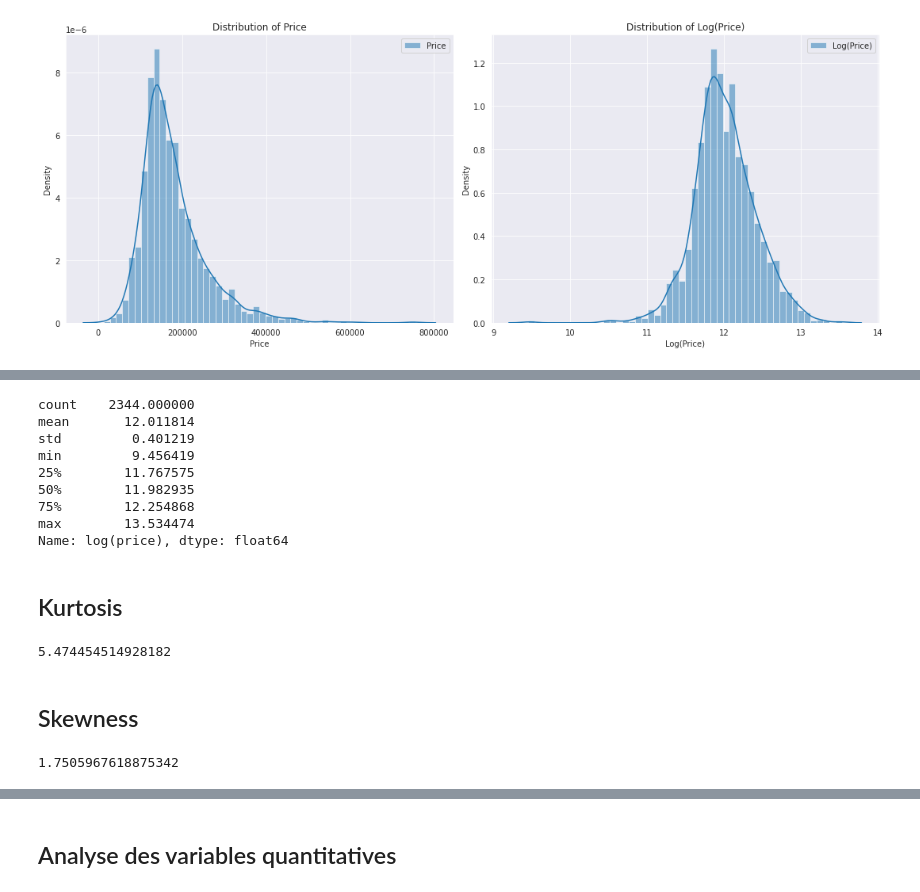
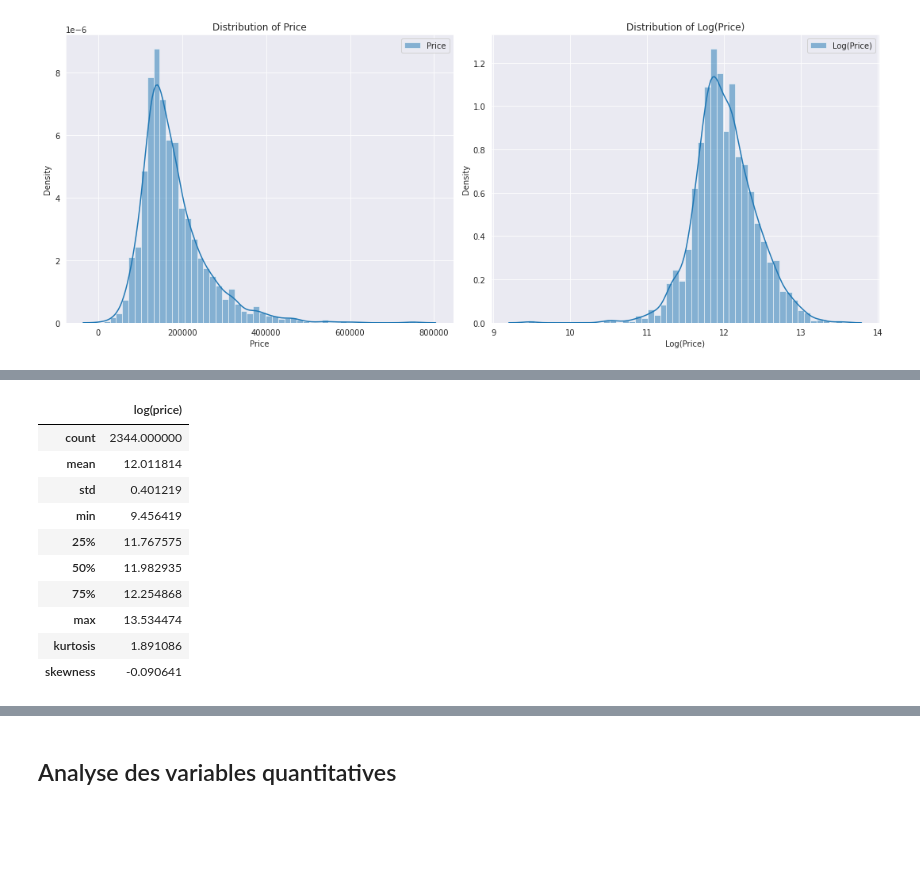
Before and after one commit to emaddar/E2_P3, a Jupyter notebook: analyse_model/analysis.ipynb, the cells around one changed output, grey strips where cells are left out. Drawn from its saved outputs; the diff is of its cells as text; code cells hidden in the pictures; blank space fills up the shorter version.

```diff
--- a/analyse_model/analysis.ipynb
+++ b/analyse_model/analysis.ipynb
@@ -216,24 +207,14 @@ Name: price, dtype: float64
 # %%
-prices['log(price)'].describe()
+extended_describe(prices['log(price)'])
 # %% [output]
-count    2344.000000
-mean       12.011814
-std         0.401219
-min         9.456419
-25%        11.767575
-50%        11.982935
-75%        12.254868
-max        13.534474
-Name: log(price), dtype: float64
+|  | log(price) |
+| count | 2344.000000 |
+| mean | 12.011814 |
+| std | 0.401219 |
+| min | 9.456419 |
+| 25% | 11.767575 |
+| 50% | 11.982935 |
+| 75% | 12.254868 |
+| max | 13.534474 |
+| kurtosis | 1.891086 |
+| skewness | -0.090641 |
-# %% [markdown]
-## Kurtosis
-# %%
-df['SalePrice'].kurtosis()
-# %% [output]
-5.474454514928182
-# %% [markdown]
-## Skewness
-# %%
-df['SalePrice'].skew()
-# %% [output]
-1.7505967618875342
```
Also changed, not shown: parts of 10 cells of this notebook, 1 other file.
